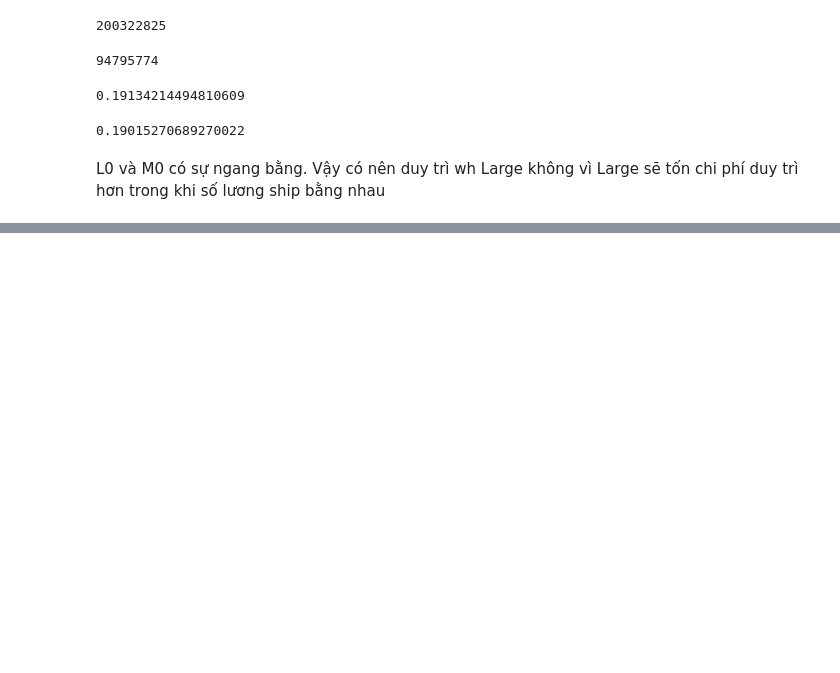
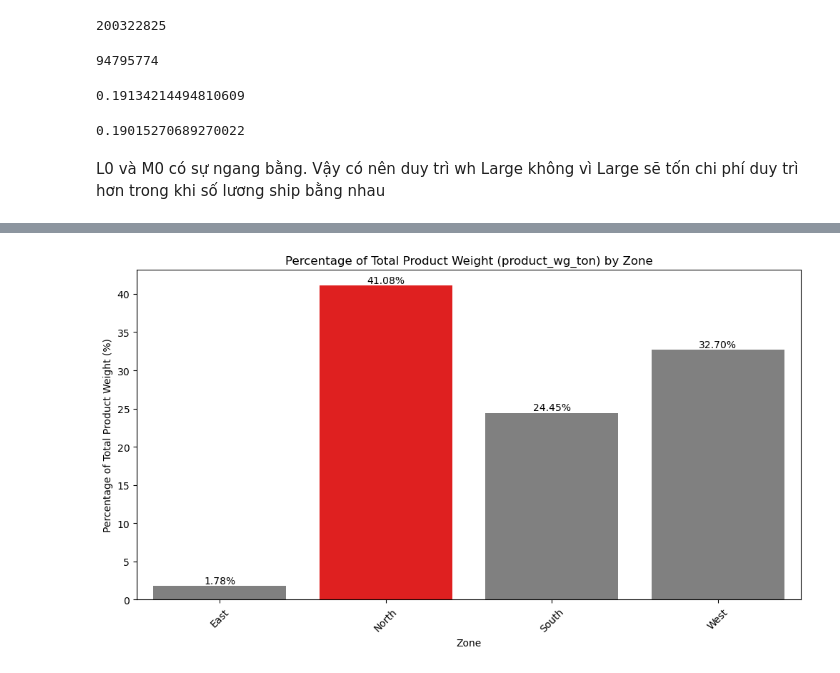
Before and after one commit to nguyenthientoan/Analyzing-the-demand-and-performance-in-FMCG-and-giving-insights-Python-, a Jupyter notebook: FMCG_analyzing_insights_performance.ipynb, the cells around one changed output, grey strips where cells are left out. Saved outputs shown, nothing was run; the diff lists cells and outputs as text; code cells hidden in the pictures; blank space fills up the shorter version.

```diff
--- a/FMCG_analyzing_insights_performance.ipynb
+++ b/FMCG_analyzing_insights_performance.ipynb
@@ -207,0 +337,33 @@ L0 và M0 có sự ngang bằng. Vậy có nên duy trì wh Large không vì Lar
+# %%
+# Calculate the sum of product_wg_ton for each zone
+zone_totals = df.groupby('zone')['product_wg_ton'].sum().reset_index()
+
+# Find the zone with the highest sum of product_wg_ton
+max_total_zone = zone_totals.loc[zone_totals['product_wg_ton'].idxmax(), 'zone']
+
+# Calculate the total sum of product_wg_ton
+total_product_wg_ton = zone_totals['product_wg_ton'].sum()
+
+# Calculate the percentage of product_wg_ton for each zone
+zone_totals['percentage'] = (zone_totals['product_wg_ton'] / total_product_wg_ton) * 100
+
+# Create a list of colors to highlight the highest sum in red and others in grey
+colors = ['red' if zone == max_total_zone else 'grey' for zone in zone_totals['zone']]
+
+# Create the barplot
+plt.figure(figsize=(12, 6))
+ax = sns.barplot(x='zone', y='percentage', data=zone_totals, palette=colors)
+plt.title('Percentage of Total Product Weight (product_wg_ton) by Zone')
+plt.xlabel('Zone')
+plt.ylabel('Percentage of Total Product Weight (%)')
+plt.xticks(rotation=45)
+
+# Add percentage labels on top of the bars
+for p in ax.patches:
+    height = p.get_height()
+    ax.annotate(f'{height:.2f}%', (p.get_x() + p.get_width() / 2., height),
+                ha='center', va='bottom')
+
+plt.show()
+# %% [output]
+[figure, added]
```
Also changed, not shown: parts of 44 cells of this notebook.
